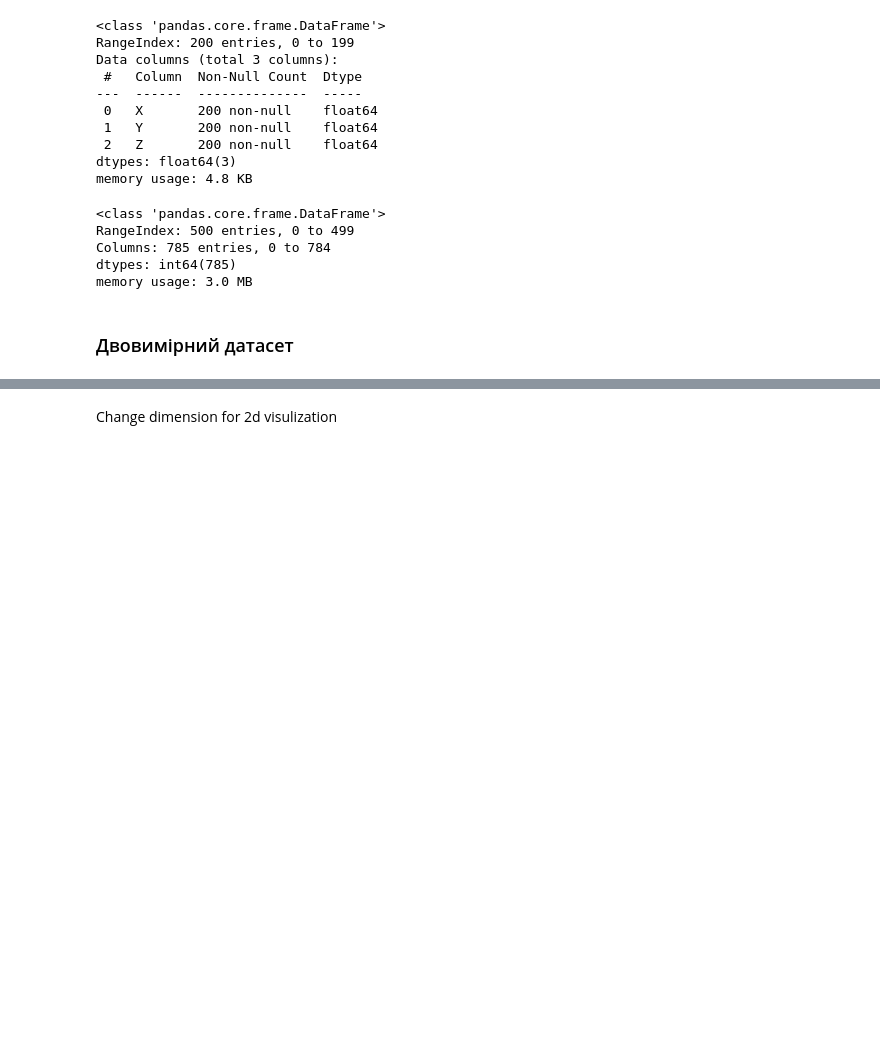
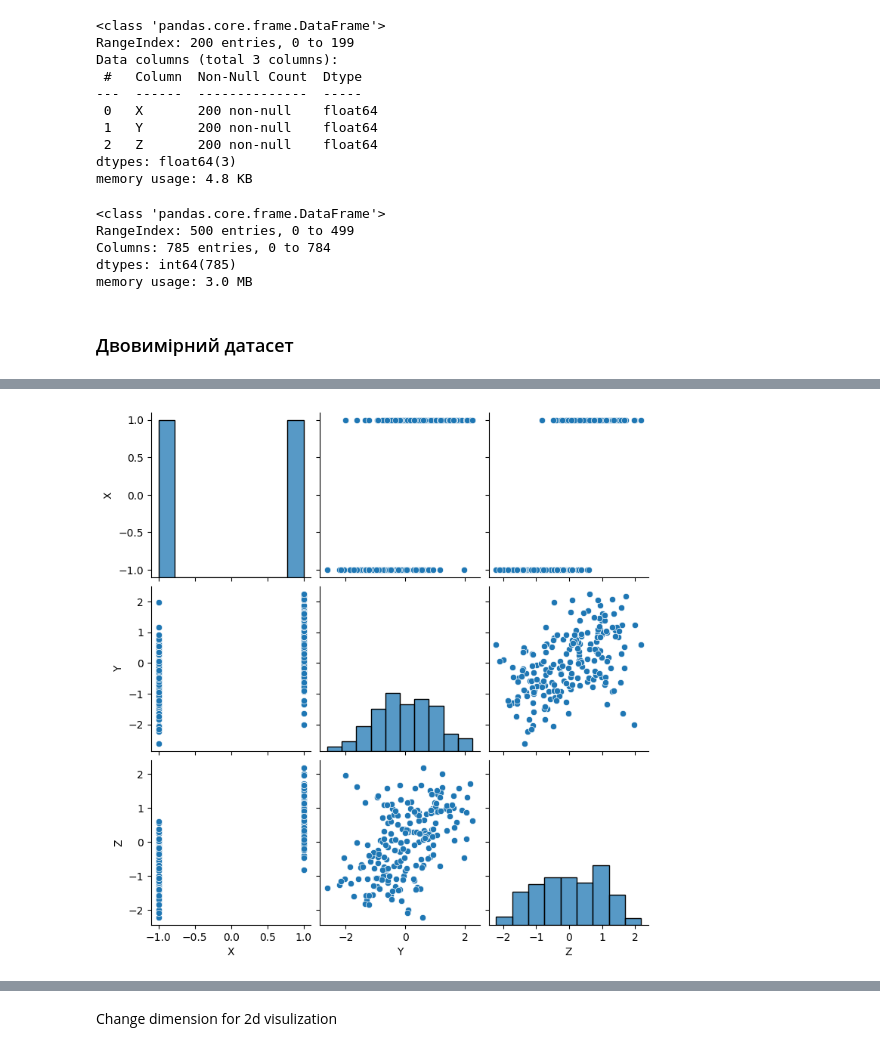
Before and after one commit to tarsweb-Python-GOIT/DS-HW, a Jupyter notebook: hw-06.ipynb, the cells around one changed output, grey strips where cells are left out. Cells and saved outputs as stored; diff of their text form; code cells hidden in the pictures; blank space fills up the shorter version.

```diff
--- a/hw-06.ipynb
+++ b/hw-06.ipynb
@@ -55,3 +63,10 @@ memory usage: 3.0 MB
+# %%
+df_2d_scaled = pd.DataFrame(StandardScaler().fit_transform(df_2d), columns=df_2d.columns)
+
+sns.pairplot(df_2d_scaled)
+plt.show()
+# %% [output]
+[figure, added]
 # %%
 clusters_range = range(1, 15)
 distortion_cost = []
```
Also changed, not shown: parts of 25 cells of this notebook.
